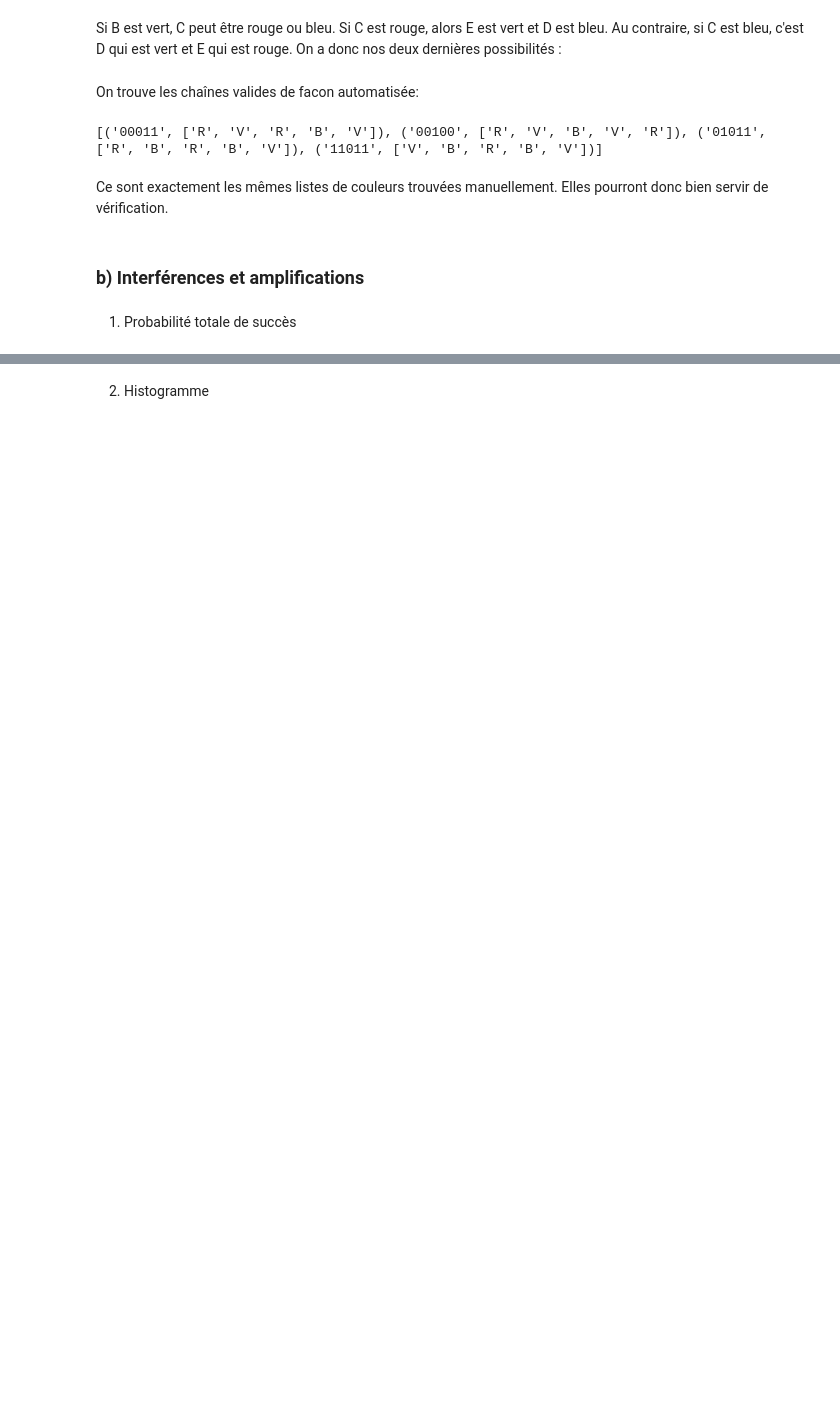
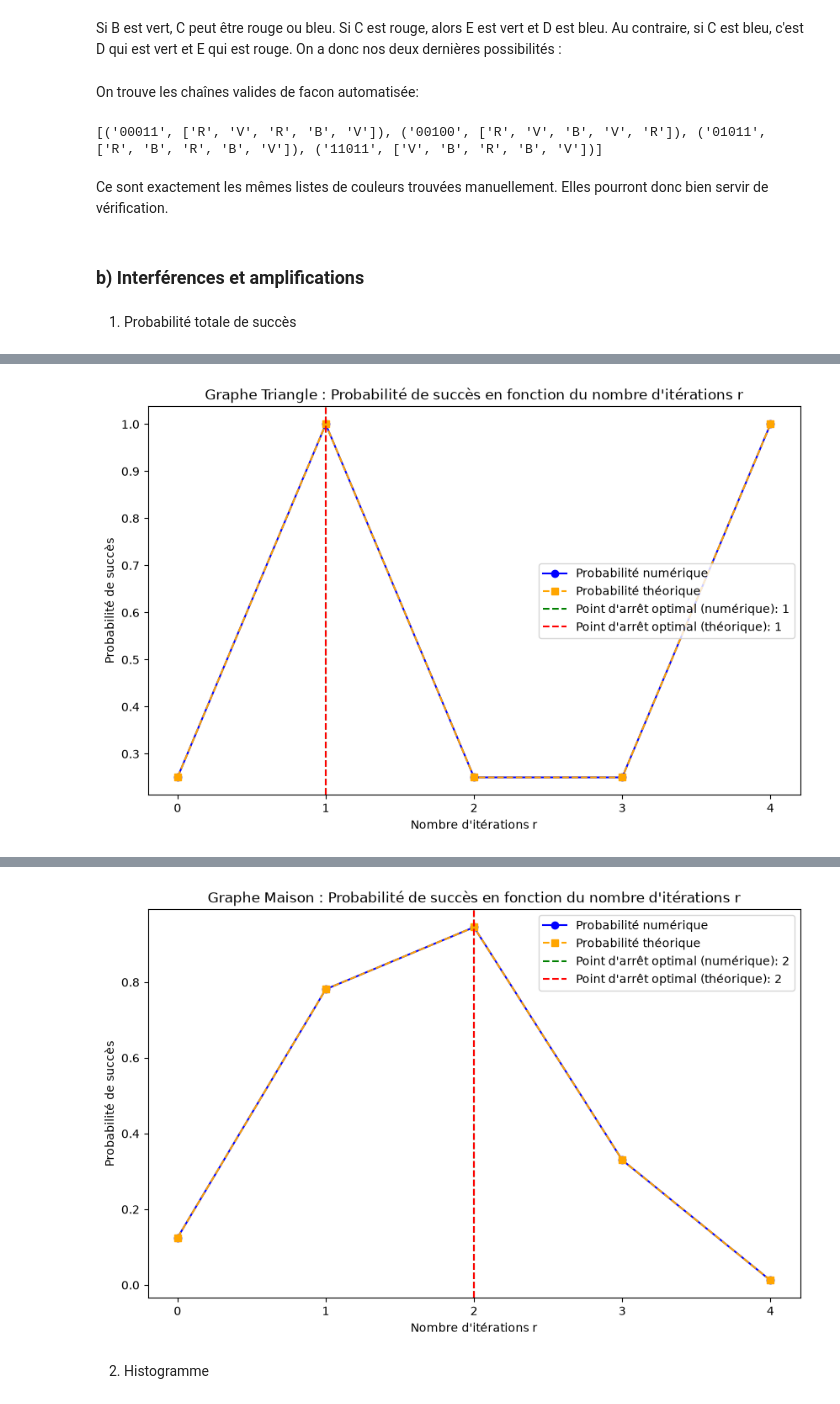
Before and after one commit to cornelia-3/PHS3104, a Jupyter notebook: devoir3.ipynb, the cells around one changed output, grey strips where cells are left out. Cells and saved outputs as stored; diff of their text form; code cells hidden in the pictures; blank space fills up the shorter version.

```diff
--- a/devoir3.ipynb
+++ b/devoir3.ipynb
@@ -405,5 +405,78 @@ Ce sont exactement les mêmes listes de couleurs trouvées manuellement. Elles p
 # %% [markdown]
 1. Probabilité totale de succès
 # %%
-test petra
-test Alice
+# On définit les chaines valides pour la maison et pour le triangle en utilisant
+# les résultats du a)
+# MAISON
+chaines_valides = []
+for x in range(2**5):
+    bits = [int(c) for c in format(x, "05b")]
+    couleurs = [MAISON["couleurs"][k][bits[k]] for k in range(5)]
+    if all(couleurs[u] != couleurs[v] for u, v in MAISON["aretes"]):
+        chaines_valides.append((format(x, "05b"), couleurs))
+chaines_valides_maison = chaines_valides
+
+# Triangle
+chaines_valides = []
+for x in range(2**3):
+    bits = [int(c) for c in format(x, "03b")]
+    couleurs = [TRIANGLE["couleurs"][k][bits[k]] for k in range(3)]
+    if all(couleurs[u] != couleurs[v] for u, v in TRIANGLE["aretes"]):
+        chaines_valides.append((format(x, "03b"), couleurs))
+chaines_valides_triangle = chaines_valides
+
+# On définit les deux graphes à trairer:
+graphes = [("Triangle", TRIANGLE, chaines_valides_triangle), ("Maison", MAISON, chaines_valides_maison)]
+
+for nom, graphe, chaines_valides in graphes:
+    # On commence par trouver l'état pour chaque r
+    r = np.arange(0, 5)
+    indices_valides = [int(c, 2) for c, _ in chaines_valides] # indices des états valides
+    P_numerique = []
+
+    for i in r:
+        U_i = circuit(graphe, i) # Utiliser la fonction fait en 4.2 c) 2. pour le triangle et r=1
+        n = len(graphe["couleurs"])
+        bits = [0] * n
+        ket_zero_n = basis([2]*n, bits)
+        Psi_i = U_i *  ket_zero_n
+
+        # On cherche maintenant la probabilité de chaque état de base pour chaque r
+        amplitude_numerique = Psi_i.full().ravel() #amplitude de Psi sous forme de tableau, dams l'ordre des indices
+        probabilite = np.abs(amplitude_numerique)**2 #probabilité de chaque état de base
+
+        # On somme les probabilités sur les chaînes valides
+        probabilite_somme = sum(probabilite[indice] for indice in indices_valides)
+        P_numerique.append(probabilite_somme)
+
+    # On écrit la formule théorique pour la probabilité de succès:
+    theta = np.arcsin(np.sqrt(len(chaines_valides)/2**n))
+    P_theorique = [np.sin((2*i+1)*theta)**2 for i in r]
+
+    # On peut calculer le point d'arret optimal théorique et le point d'arrêt optimal numérique
+    r_optimal_theorique = round((np.pi/(4*theta) - 1/2))
+
+    r_optimal = r[-1]
+    for k in range(len(P_numerique)-1):
+        if P_numerique[k+1] <= P_numerique[k]:
+            r_optimal = k
+            break
+
+    # On trace maintenant les points numériques et théoriques sur le même graphique
+    print(f"{nom}")
+    for i in r:
+        print(f"r = {i} : numérique = {P_numerique[i]:.4f}, théorique = {P_theorique[i]:.4f}")
+    print(f"Point d'arrêt optimal numérique : {r_optimal}, théorique : {r_optimal_theorique}")
+
+    plt.figure(figsize=(10, 6))
+    plt.plot(r, P_numerique, 'o-', label='Probabilité numérique', color='blue')
+    plt.plot(r, P_theorique, 's--', label='Probabilité théorique', color='orange')
+    plt.axvline(x=r_optimal, color='green', linestyle='--', label=f'Point d\'arrêt optimal (numérique): {r_optimal}')
+    plt.axvline(x=r_optimal_theorique, color='red', linestyle='--', label=f'Point d\'arrêt optimal (théorique): {r_optimal_theorique}')
+    plt.title(f'Graphe {nom} : Probabilité de succès en fonction du nombre d\'itérations r')
+    plt.xlabel('Nombre d\'itérations r')
+    plt.ylabel('Probabilité de succès')
+    plt.legend()
+    plt.xticks(r)
+    plt.show()
+# %% [output]
@@ -409,0 +490 @@ test Alice
+[figure, added]
@@ -410,3 +498,4 @@ test Alice
+[figure, added]
 # %% [markdown]
 2. Histogramme
 # %% [markdown]
```
Also changed, not shown: parts of 2 cells of this notebook.
